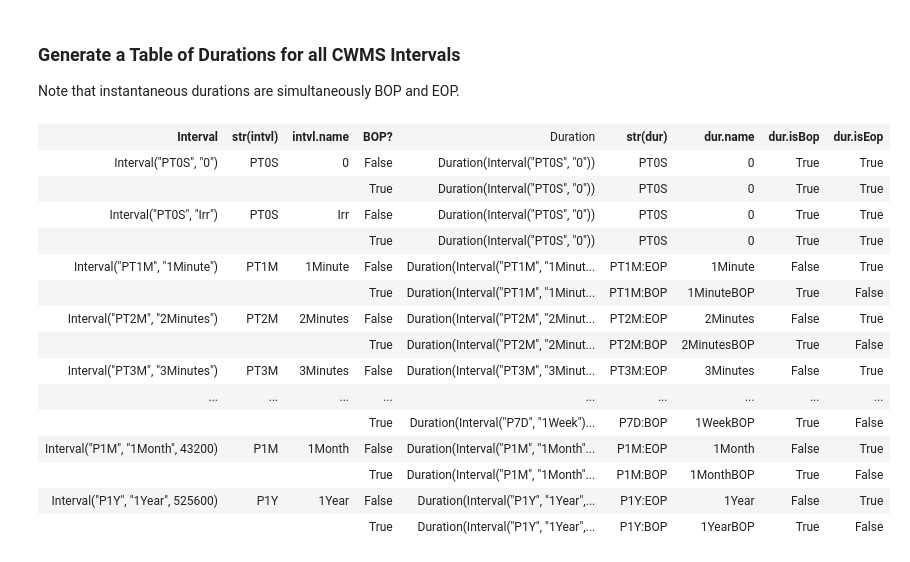
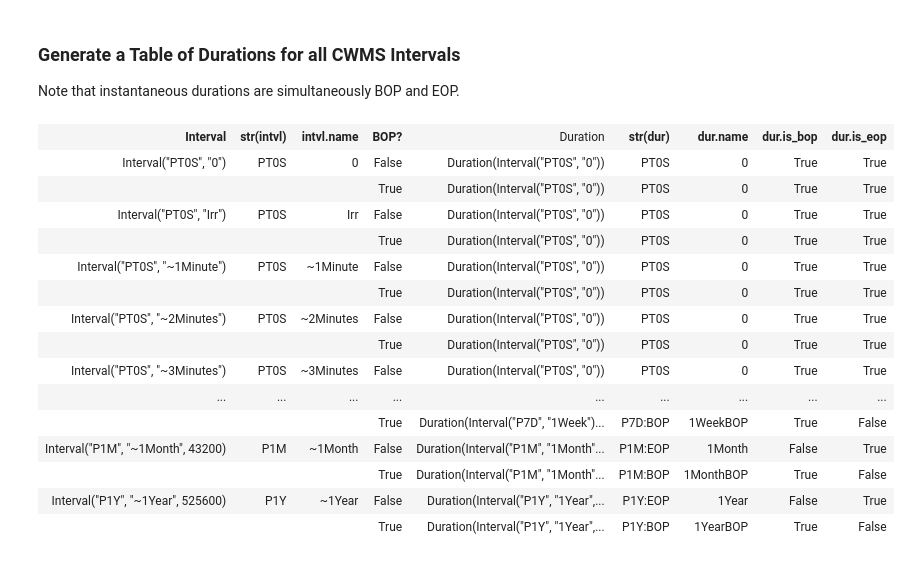
Before and after one commit to HydrologicEngineeringCenter/hec-python-library, a Jupyter notebook: examples/duration_examples.ipynb, the cells around one changed output. Saved outputs shown, nothing was run; the diff lists cells and outputs as text; code cells hidden in the pictures.

```diff
--- a/examples/duration_examples.ipynb
+++ b/examples/duration_examples.ipynb
@@ -20,43 +19,43 @@ Note that instantaneous durations are simultaneously BOP and EOP.
 # %%
 buf = StringIO()
 buf.write("<html><body><table>")
 buf.write(
     '<tr><th style="text-align:left;">Interval</th><th>str(intvl)</th><th>intvl.name</th><th>BOP?</th>'
 )
 buf.write(
     '<td style="text-align:left;">Duration</th><th>str(dur)</th><th>dur.name</th>'
 )
-buf.write("<th>dur.isBop</th><th>dur.isEop</th></tr>")
-for intvl in Interval.getAllCwms():
+buf.write("<th>dur.is_bop</th><th>dur.is_eop</th></tr>")
+for intvl in Interval.get_all_cwms():
     buf.write(
         f'<tr><td rowspan="2" style="text-align:left;">{repr(intvl)}</td><td rowspan="2">{str(intvl)}</td><td rowspan="2">{intvl.name}</td>'
     )
     for bop in (False, True):
         if bop:
             buf.write("<tr>")
         buf.write(f"<td>{bop}</td>")
-        dur = Duration.forInterval(intvl, bop)
+        dur = Duration.for_interval(intvl, bop)
         buf.write(
-            f'<td style="text-align:left;">{repr(dur)}</td><td>{str(dur)}</td><td>{dur.name}</td><td>{dur.isBop}</td><td>{dur.isEop}</td></tr>'
+            f'<td style="text-align:left;">{repr(dur)}</td><td>{str(dur)}</td><td>{dur.name}</td><td>{dur.is_bop}</td><td>{dur.is_eop}</td></tr>'
         )
 buf.write("</table></body></html>")
 html = buf.getvalue()
 buf.close()
 display_html(html, raw=True)  # type: ignore
 # %% [output]
-| Interval | str(intvl) | intvl.name | BOP? | Duration | str(dur) | dur.name | dur.isBop | dur.isEop |
+| Interval | str(intvl) | intvl.name | BOP? | Duration | str(dur) | dur.name | dur.is_bop | dur.is_eop |
 | Interval("PT0S", "0") | PT0S | 0 | False | Duration(Interval("PT0S", "0")) | PT0S | 0 | True | True |
 |  |  |  | True | Duration(Interval("PT0S", "0")) | PT0S | 0 | True | True |
 | Interval("PT0S", "Irr") | PT0S | Irr | False | Duration(Interval("PT0S", "0")) | PT0S | 0 | True | True |
 |  |  |  | True | Duration(Interval("PT0S", "0")) | PT0S | 0 | True | True |
-| Interval("PT1M", "1Minute") | PT1M | 1Minute | False | Duration(Interval("PT1M", "1Minut... | PT1M:EOP | 1Minute | False | True |
-|  |  |  | True | Duration(Interval("PT1M", "1Minut... | PT1M:BOP | 1MinuteBOP | True | False |
-| Interval("PT2M", "2Minutes") | PT2M | 2Minutes | False | Duration(Interval("PT2M", "2Minut... | PT2M:EOP | 2Minutes | False | True |
-|  |  |  | True | Duration(Interval("PT2M", "2Minut... | PT2M:BOP | 2MinutesBOP | True | False |
-| Interval("PT3M", "3Minutes") | PT3M | 3Minutes | False | Duration(Interval("PT3M", "3Minut... | PT3M:EOP | 3Minutes | False | True |
+| Interval("PT0S", "~1Minute") | PT0S | ~1Minute | False | Duration(Interval("PT0S", "0")) | PT0S | 0 | True | True |
+|  |  |  | True | Duration(Interval("PT0S", "0")) | PT0S | 0 | True | True |
+| Interval("PT0S", "~2Minutes") | PT0S | ~2Minutes | False | Duration(Interval("PT0S", "0")) | PT0S | 0 | True | True |
+|  |  |  | True | Duration(Interval("PT0S", "0")) | PT0S | 0 | True | True |
+| Interval("PT0S", "~3Minutes") | PT0S | ~3Minutes | False | Duration(Interval("PT0S", "0")) | PT0S | 0 | True | True |
 | ... | ... | ... | ... | ... | ... | ... | ... | ... |
 |  |  |  | True | Duration(Interval("P7D", "1Week")... | P7D:BOP | 1WeekBOP | True | False |
-| Interval("P1M", "1Month", 43200) | P1M | 1Month | False | Duration(Interval("P1M", "1Month"... | P1M:EOP | 1Month | False | True |
+| Interval("P1M", "~1Month", 43200) | P1M | ~1Month | False | Duration(Interval("P1M", "1Month"... | P1M:EOP | 1Month | False | True |
 |  |  |  | True | Duration(Interval("P1M", "1Month"... | P1M:BOP | 1MonthBOP | True | False |
-| Interval("P1Y", "1Year", 525600) | P1Y | 1Year | False | Duration(Interval("P1Y", "1Year",... | P1Y:EOP | 1Year | False | True |
+| Interval("P1Y", "~1Year", 525600) | P1Y | ~1Year | False | Duration(Interval("P1Y", "1Year",... | P1Y:EOP | 1Year | False | True |
 |  |  |  | True | Duration(Interval("P1Y", "1Year",... | P1Y:BOP | 1YearBOP | True | False |
```
Also changed, not shown: parts of 1 cell of this notebook, 45 other files.
